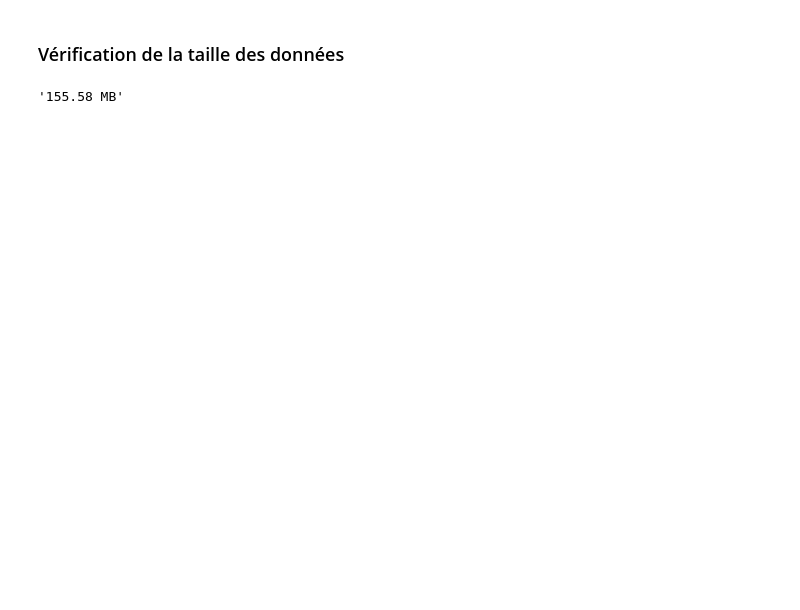
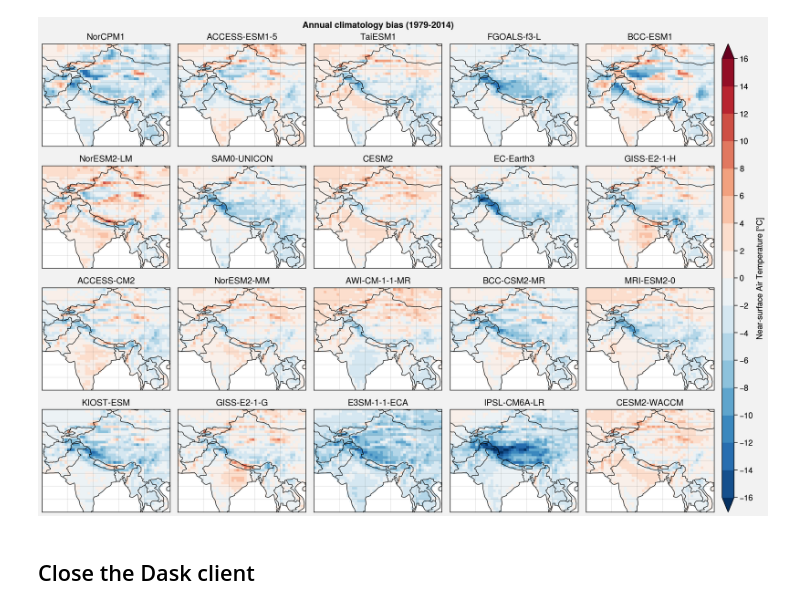
Before and after one commit to mickaellalande/PyGeoHack, a Jupyter notebook: notebooks/cold_bias_HMA_CMIP6.ipynb, the cells around one changed output. Drawn from its saved outputs; the diff is of its cells as text; code cells hidden in the pictures; blank space fills up the shorter version.

```diff
--- a/notebooks/cold_bias_HMA_CMIP6.ipynb
+++ b/notebooks/cold_bias_HMA_CMIP6.ipynb
@@ -131,0 +70,4 @@ ds
+# %%
+dset_dict = cat.to_dataset_dict(
+    zarr_kwargs={"consolidated": True, "decode_times": True}
+)
@@ -131,0 +80,3 @@ ds
+# %%
+obs = xr.open_dataset('../data/cru_ts4.04.1979.2014.tmp.dat_HMA.nc').tmp
+obs
@@ -131,0 +96,4 @@ ds
+# %%
+xe_grid = xe.util.grid_global(1, 1)
+grid = xr.DataArray(coords={'lat': xe_grid.lat[:,0].values, 'lon': xe_grid.lon[0].values}, dims=['lat', 'lon'])
+grid
@@ -131,0 +197,5 @@ ds
+# %%
+# Concatenate results
+
+tas = xr.concat(list_bias, dim='model')
+tas
@@ -132,4 +255,23 @@ ds
+# %%
+fig, axs = plot.subplots(proj='cyl', axwidth=2, ncols=5, nrows=4)
+
+levels = plot.arange(-16,16,2)
+extend = 'both'
+
+for i, model in enumerate(tas[:20].model.values):
+    m = axs[i].pcolormesh(tas.sel(model=model), cmap='BuRd', levels=levels, extend=extend)
+    axs[i].format(title=model)
+
+fig.colorbar(m, label='Near-surface Air Temperature [°C]')
+
+axs.format(
+    borders=True, coast=True, labels=False,
+    lonlim=(lonlim.start+10, lonlim.stop-10), latlim=(latlim.start+10, latlim.stop-10),
+    suptitle='Annual climatology bias (1979-2014)', abc=False
+)
+# %% [output]
+[figure, added]
+# %% [markdown]
+## Close the Dask client
 # %%
 # client.close()
-# %% [markdown]
-### Vérification de la taille des données
@@ -148,4 +277,0 @@ def convert_size(size_bytes):
-# %%
-convert_size(ds.nbytes)
-# %% [output]
-'155.58 MB'
```
Also changed, not shown: parts of 63 cells of this notebook, 22 other files.
